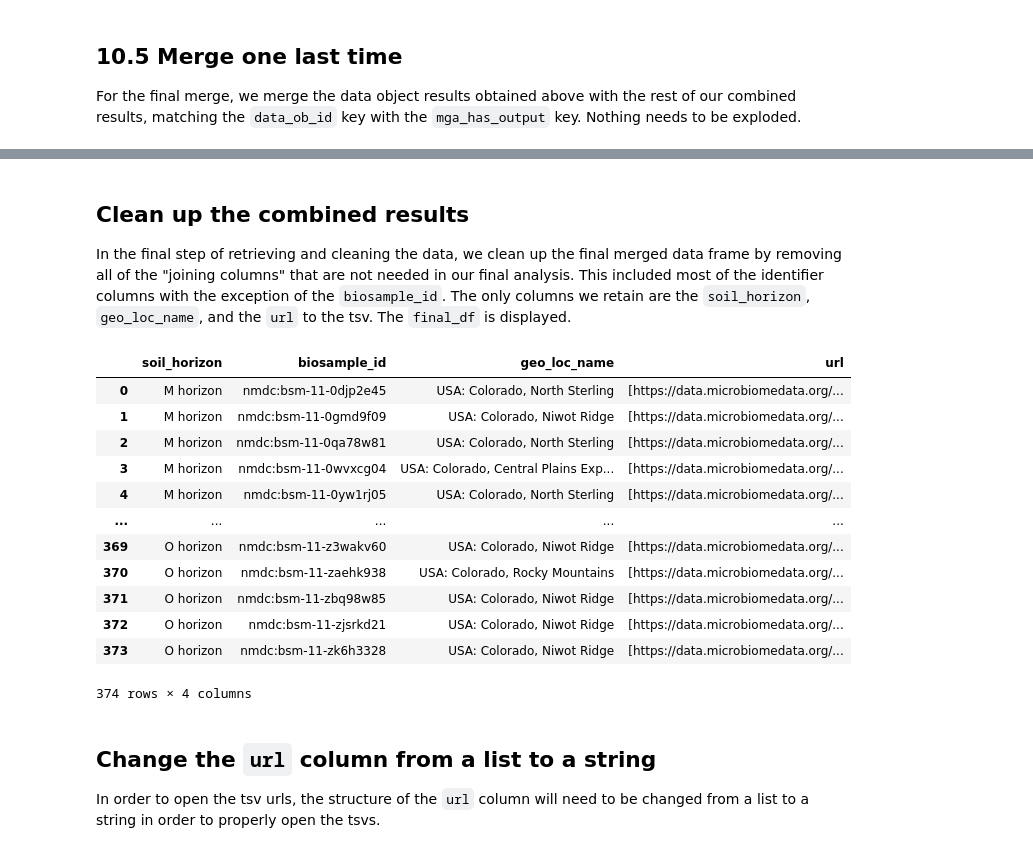
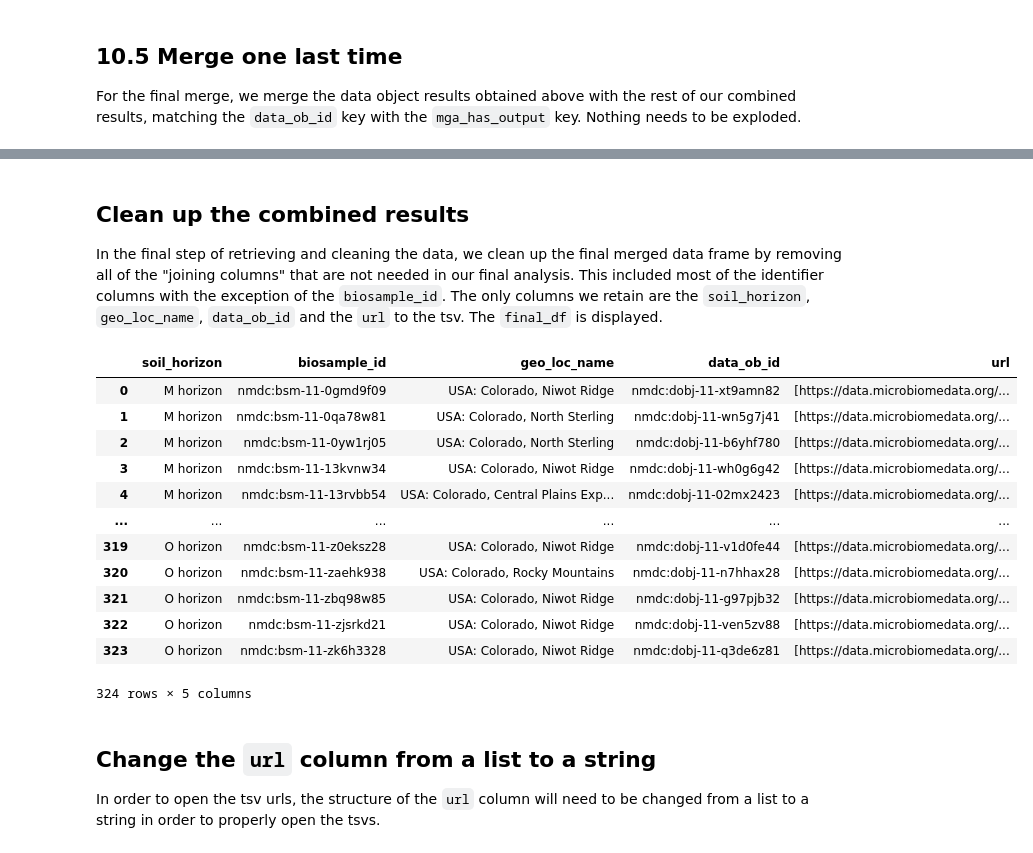
Before and after one commit to microbiomedata/nmdc_notebooks, a Jupyter notebook: taxonomic_dist_by_soil_layer/python/taxonomic_dist_soil_layer.ipynb, the cells around one changed output, grey strips where cells are left out. Saved outputs shown, nothing was run; the diff lists cells and outputs as text; code cells hidden in the pictures.

```diff
--- a/taxonomic_dist_by_soil_layer/python/taxonomic_dist_soil_layer.ipynb
+++ b/taxonomic_dist_by_soil_layer/python/taxonomic_dist_soil_layer.ipynb
@@ -549,4 +547,4 @@ The results from querying omics processing above are merged with the previously
 # %%
-merged_df7 = merge_items(op_df, merged_df6, "op_has_input", "processed_sample3", True, False, "op_id")
+merged_df7 = merge_items(dg_df, merged_df6, "dg_has_input", "processed_sample3", True, False, "dg_id")
 merged_df7
 # %% [output]
@@ -570,5 +568,5 @@ The `metagenome_annotation_activity_set` is queried using the identifiers obtain
 # %%
-meta_act_ann_set = get_id_results(omics_process_set, "op_id", "metagenome_annotation_activity_set", "was_informed_by", "has_output,was_informed_by,id")
+meta_act_ann_set = get_id_results(data_generation_set, "dg_id", "workflow_execution_set", "nmdc:MetagenomeAnnotation", "was_informed_by", "has_output,was_informed_by,id")
 
 # clarify names
 for mga in meta_act_ann_set:
@@ -600,4 +598,4 @@ The metagenome activity results obtained above are merged with the previously co
 # %%
-merged_df8 = merge_items(merged_df7, mga_df,  "op_id", "mga_was_informed_by", False, True, "mga_has_output")
+merged_df8 = merge_items(merged_df7, mga_df,  "dg_id", "mga_was_informed_by", False, True, "mga_has_output")
 merged_df8
 # %% [output]
@@ -619,7 +617,7 @@ merged_df8
 
 We query the `data_object_set` using the `mga_has_output` identifiers to match the `id` field in the data objects. Since this is the final query, the filter parameter is slightly different than the rest of the queries. We specify that that we need to retrieve all results where the `data_object_type` has a value of `Scaffold Lineage tsv` (since this has contig taxonomy results) given the list of identifiers. Note that the `url` is a new field returned that contains the tsvs we will need for the final analysis.
 # %%
-data_ob_set = get_id_results(meta_act_ann_set, "mga_has_output", "data_object_set", '"data_object_type": "Scaffold Lineage tsv", "id"',
+data_ob_set = get_id_results(meta_act_ann_set, "mga_has_output", "data_object_set", "nmdc:DataObject", '"data_object_type": "Scaffold Lineage tsv", "id"',
                              "id,data_object_type,url")
 
 # clarify fields
@@ -667,35 +665,35 @@ merged_df9
 # %% [markdown]
 ## Clean up the combined results
 
-In the final step of retrieving and cleaning the data, we clean up the final merged data frame by removing all of the "joining columns" that are not needed in our final analysis. This included most of the identifier columns with the exception of the `biosample_id`. The only columns we retain are the `soil_horizon`, `geo_loc_name`, and the `url` to the tsv. The `final_df` is displayed.
+In the final step of retrieving and cleaning the data, we clean up the final merged data frame by removing all of the "joining columns" that are not needed in our final analysis. This included most of the identifier columns with the exception of the `biosample_id`. The only columns we retain are the `soil_horizon`, `geo_loc_name`, `data_ob_id` and the `url` to the tsv. The `final_df` is displayed.
 # %%
 column_list = merged_df9.columns.tolist()
-columns_to_keep = ["soil_horizon", "biosample_id", "url", "geo_loc_name"]
+columns_to_keep = ["soil_horizon", "biosample_id", "url", "geo_loc_name", "data_ob_id"]
 columns_to_remove = list(set(column_list).difference(columns_to_keep))
 # Drop unnecessary rows
 df9_cleaned = merged_df9.drop(columns=columns_to_remove)
 
 # remove duplicates
 df9_cleaned.drop_duplicates(keep="first", inplace=True)
 
 # check rows when we reagrregate/implode,
-final_df = df9_cleaned.groupby(["soil_horizon", "biosample_id", "geo_loc_name"]).agg({"url": list}).reset_index()
+final_df = df9_cleaned.groupby(["soil_horizon", "biosample_id", "geo_loc_name", "data_ob_id"]).agg({"url": list}).reset_index()
 
 final_df
 # %% [output]
-|  | soil_horizon | biosample_id | geo_loc_name | url |
-| 0 | M horizon | nmdc:bsm-11-0djp2e45 | USA: Colorado, North Sterling | [https://data.microbiomedata.org/... |
-| 1 | M horizon | nmdc:bsm-11-0gmd9f09 | USA: Colorado, Niwot Ridge | [https://data.microbiomedata.org/... |
-| 2 | M horizon | nmdc:bsm-11-0qa78w81 | USA: Colorado, North Sterling | [https://data.microbiomedata.org/... |
-| 3 | M horizon | nmdc:bsm-11-0wvxcg04 | USA: Colorado, Central Plains Exp... | [https://data.microbiomedata.org/... |
-| 4 | M horizon | nmdc:bsm-11-0yw1rj05 | USA: Colorado, North Sterling | [https://data.microbiomedata.org/... |
-| ... | ... | ... | ... | ... |
-| 369 | O horizon | nmdc:bsm-11-z3wakv60 | USA: Colorado, Niwot Ridge | [https://data.microbiomedata.org/... |
-| 370 | O horizon | nmdc:bsm-11-zaehk938 | USA: Colorado, Rocky Mountains | [https://data.microbiomedata.org/... |
-| 371 | O horizon | nmdc:bsm-11-zbq98w85 | USA: Colorado, Niwot Ridge | [https://data.microbiomedata.org/... |
-| 372 | O horizon | nmdc:bsm-11-zjsrkd21 | USA: Colorado, Niwot Ridge | [https://data.microbiomedata.org/... |
-| 373 | O horizon | nmdc:bsm-11-zk6h3328 | USA: Colorado, Niwot Ridge | [https://data.microbiomedata.org/... |
+|  | soil_horizon | biosample_id | geo_loc_name | data_ob_id | url |
+| 0 | M horizon | nmdc:bsm-11-0gmd9f09 | USA: Colorado, Niwot Ridge | nmdc:dobj-11-xt9amn82 | [https://data.microbiomedata.org/... |
+| 1 | M horizon | nmdc:bsm-11-0qa78w81 | USA: Colorado, North Sterling | nmdc:dobj-11-wn5g7j41 | [https://data.microbiomedata.org/... |
+| 2 | M horizon | nmdc:bsm-11-0yw1rj05 | USA: Colorado, North Sterling | nmdc:dobj-11-b6yhf780 | [https://data.microbiomedata.org/... |
+| 3 | M horizon | nmdc:bsm-11-13kvnw34 | USA: Colorado, Niwot Ridge | nmdc:dobj-11-wh0g6g42 | [https://data.microbiomedata.org/... |
+| 4 | M horizon | nmdc:bsm-11-13rvbb54 | USA: Colorado, Central Plains Exp... | nmdc:dobj-11-02mx2423 | [https://data.microbiomedata.org/... |
+| ... | ... | ... | ... | ... | ... |
+| 319 | O horizon | nmdc:bsm-11-z0eksz28 | USA: Colorado, Niwot Ridge | nmdc:dobj-11-v1d0fe44 | [https://data.microbiomedata.org/... |
+| 320 | O horizon | nmdc:bsm-11-zaehk938 | USA: Colorado, Rocky Mountains | nmdc:dobj-11-n7hhax28 | [https://data.microbiomedata.org/... |
+| 321 | O horizon | nmdc:bsm-11-zbq98w85 | USA: Colorado, Niwot Ridge | nmdc:dobj-11-g97pjb32 | [https://data.microbiomedata.org/... |
+| 322 | O horizon | nmdc:bsm-11-zjsrkd21 | USA: Colorado, Niwot Ridge | nmdc:dobj-11-ven5zv88 | [https://data.microbiomedata.org/... |
+| 323 | O horizon | nmdc:bsm-11-zk6h3328 | USA: Colorado, Niwot Ridge | nmdc:dobj-11-q3de6z81 | [https://data.microbiomedata.org/... |
-374 rows × 4 columns
+324 rows × 5 columns
 # %% [markdown]
 ## Change the `url` column from a list to a string
 
```
Also changed, not shown: parts of 36 cells of this notebook.
